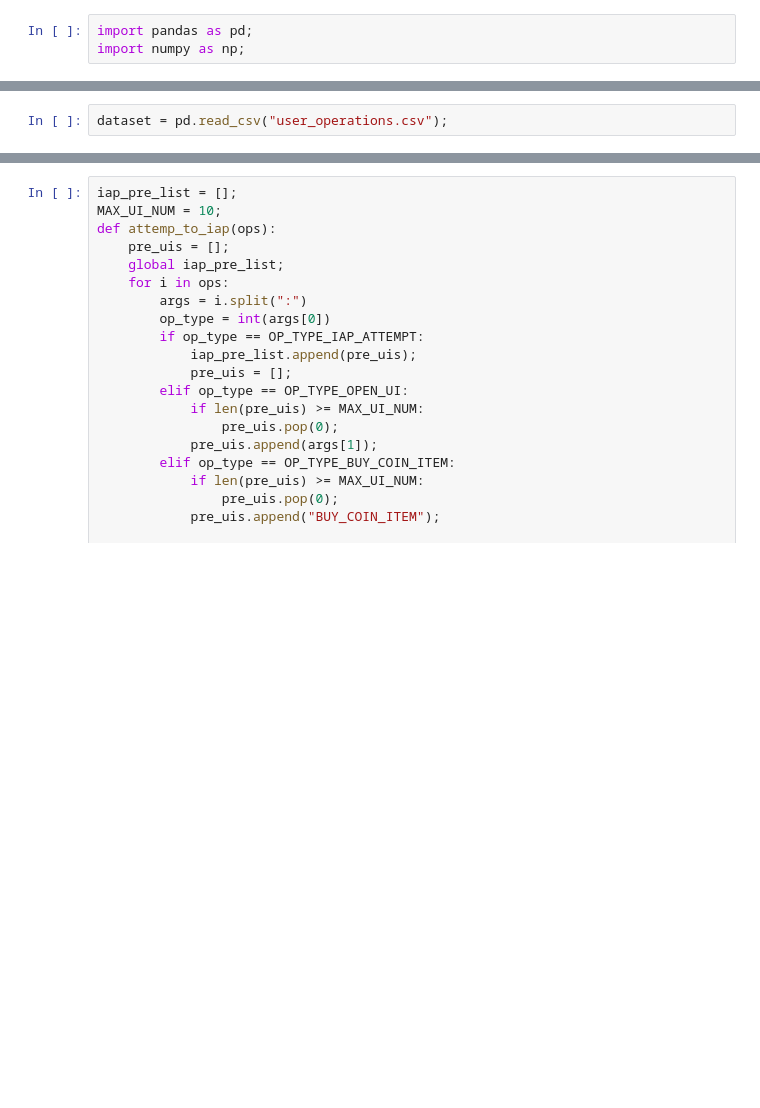
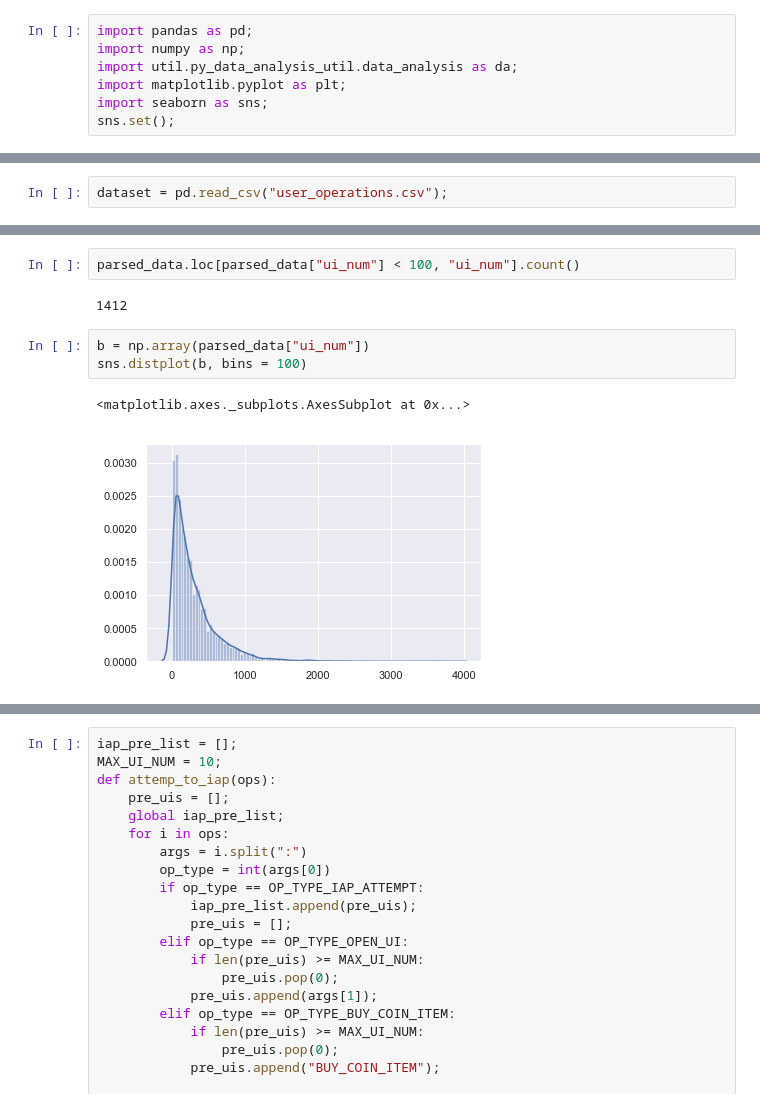
Before and after one commit to GuoQPro/user_operation_analysis, a Jupyter notebook: EOT_USER_OP_RECORD.ipynb, the cells around one changed output, grey strips where cells are left out. Saved outputs shown, nothing was run; the diff lists cells and outputs as text; blank space fills up the shorter version.

```diff
--- a/EOT_USER_OP_RECORD.ipynb
+++ b/EOT_USER_OP_RECORD.ipynb
@@ -1,3 +1,7 @@
 # %%
 import pandas as pd;
 import numpy as np;
+import util.py_data_analysis_util.data_analysis as da;
+import matplotlib.pyplot as plt;
+import seaborn as sns;
+sns.set();
@@ -176,0 +206,10 @@ dataset.loc[:,"content"].apply(lambda x: parse_origin_data(x));
+# %%
+parsed_data.loc[parsed_data["ui_num"] < 100, "ui_num"].count()
+# %% [output]
+1412
+# %%
+b = np.array(parsed_data["ui_num"])
+sns.distplot(b, bins = 100)
+# %% [output]
+<matplotlib.axes._subplots.AxesSubplot at 0x...>
+[figure, added]
```
Also changed, not shown: parts of 10 cells of this notebook.
